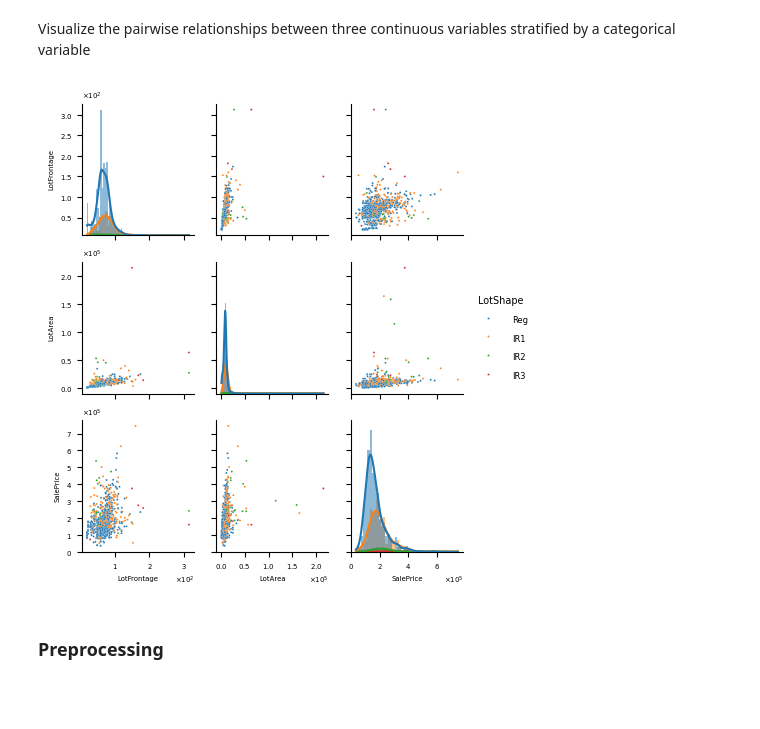
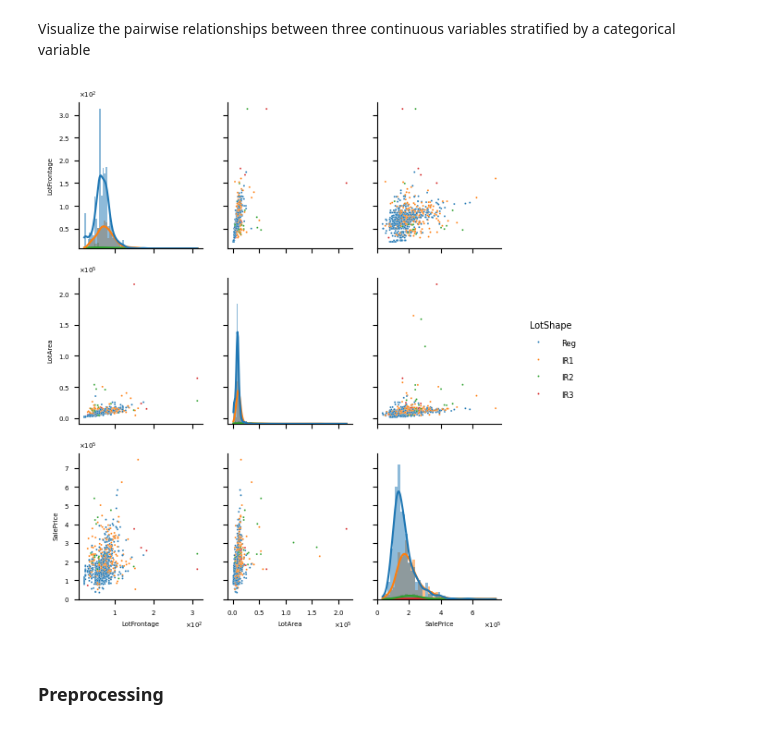
Before and after one commit to ajy25/TabularMagic, a Jupyter notebook: demo/regression_start_to_finish_demo.ipynb, the cells around one changed output. Drawn from its saved outputs; the diff is of its cells as text; code cells hidden in the pictures; blank space fills up the shorter version.

```diff
--- a/demo/regression_start_to_finish_demo.ipynb
+++ b/demo/regression_start_to_finish_demo.ipynb
@@ -82,10 +82,11 @@ Visualize the pairwise relationships between three continuous variables stratifi
 # %%
 train_eda.plot_continuous_pairs(
     continuous_vars=['LotFrontage', 'LotArea',  'SalePrice'],
-    stratify_by_var='LotShape'
+    stratify_by_var='LotShape',
+    figsize=(6, 6)
 )
 # %% [output]
-[figure, old version]
+[figure, new version]
 # %% [markdown]
 ### Preprocessing
 # %%
```
Also changed, not shown: parts of 2 cells of this notebook, 3 other files.
